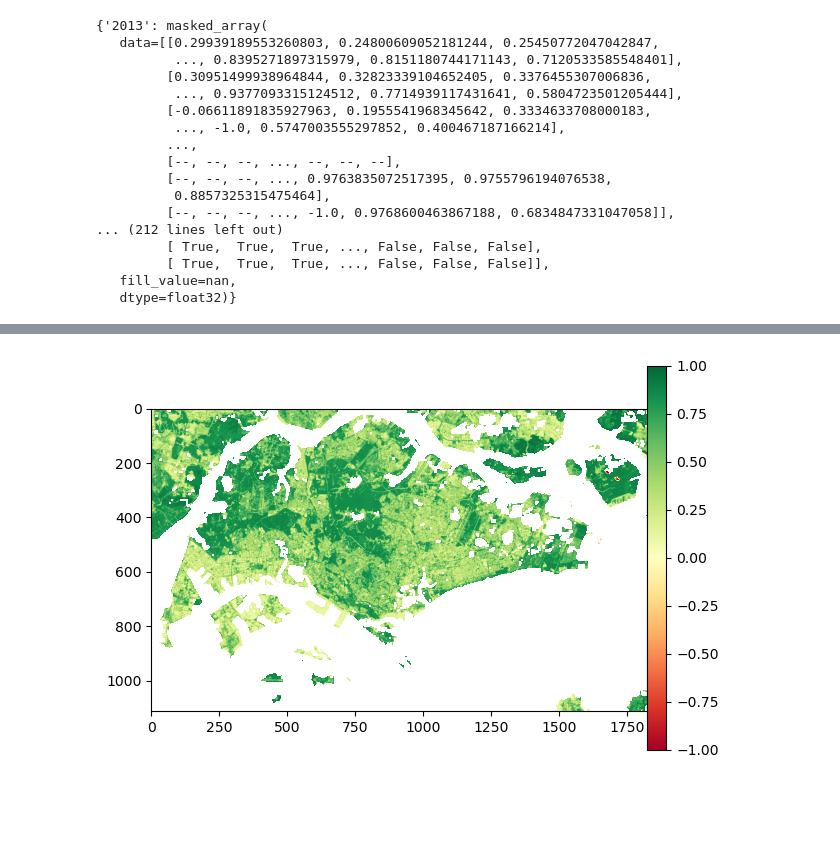
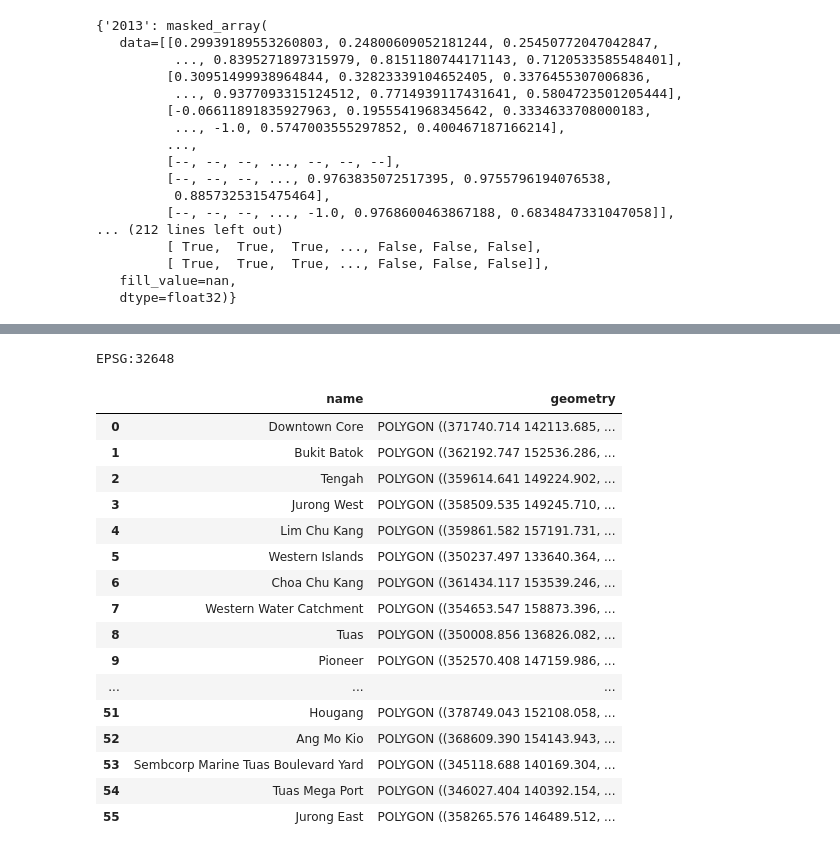
Before and after one commit to Pinnacle55/singapore_ndvi, a Jupyter notebook: Singapore Post-Mosaicking NDVI.ipynb, the cells around one changed output, grey strips where cells are left out. Drawn from its saved outputs; the diff is of its cells as text; code cells hidden in the pictures; blank space fills up the shorter version.

```diff
--- a/Singapore Post-Mosaicking NDVI.ipynb
+++ b/Singapore Post-Mosaicking NDVI.ipynb
@@ -122,12 +121,0 @@ Wall time: 15.1 s
-# %%
-fig, ax = plt.subplots()
-
-cax = fig.add_axes([0.9, 0.1, 0.03, 0.8])
-sm = plt.cm.ScalarMappable(cmap = "RdYlGn", norm=plt.Normalize(vmin = -1, vmax = 1))
-# fake up the array of the scalar mappable. Urgh...
-sm._A = []
-fig.colorbar(sm, cax=cax)
-
-im = show(ndvi_dict['2013'], cmap = "RdYlGn", ax = ax)
-# %% [output]
-[figure, removed]
@@ -133,0 +138,26 @@ im = show(ndvi_dict['2013'], cmap = "RdYlGn", ax = ax)
+# %%
+# import the suburbs_cleaned as geodataframe
+sg_suburbs = gpd.read_file("sg_suburbs_cleaned.geojson")
+
+print(sg_suburbs.crs)
+
+sg_suburbs
+# %% [output]
+EPSG:32648
+|  | name | geometry |
+| 0 | Downtown Core | POLYGON ((371740.714 142113.685, ... |
+| 1 | Bukit Batok | POLYGON ((362192.747 152536.286, ... |
+| 2 | Tengah | POLYGON ((359614.641 149224.902, ... |
+| 3 | Jurong West | POLYGON ((358509.535 149245.710, ... |
+| 4 | Lim Chu Kang | POLYGON ((359861.582 157191.731, ... |
+| 5 | Western Islands | POLYGON ((350237.497 133640.364, ... |
+| 6 | Choa Chu Kang | POLYGON ((361434.117 153539.246, ... |
+| 7 | Western Water Catchment | POLYGON ((354653.547 158873.396, ... |
+| 8 | Tuas | POLYGON ((350008.856 136826.082, ... |
+| 9 | Pioneer | POLYGON ((352570.408 147159.986, ... |
+| ... | ... | ... |
+| 51 | Hougang | POLYGON ((378749.043 152108.058, ... |
+| 52 | Ang Mo Kio | POLYGON ((368609.390 154143.943, ... |
+| 53 | Sembcorp Marine Tuas Boulevard Yard | POLYGON ((345118.688 140169.304, ... |
+| 54 | Tuas Mega Port | POLYGON ((346027.404 140392.154, ... |
+| 55 | Jurong East | POLYGON ((358265.576 146489.512, ... |
```
Also changed, not shown: parts of 4 cells of this notebook, 8 other files.
